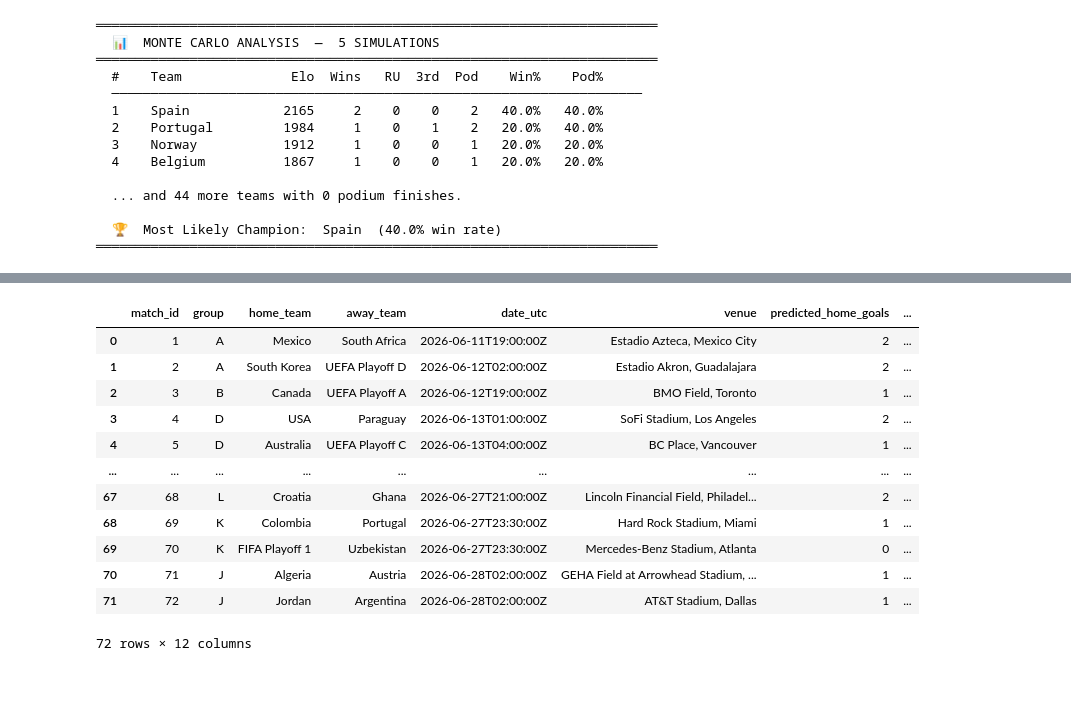
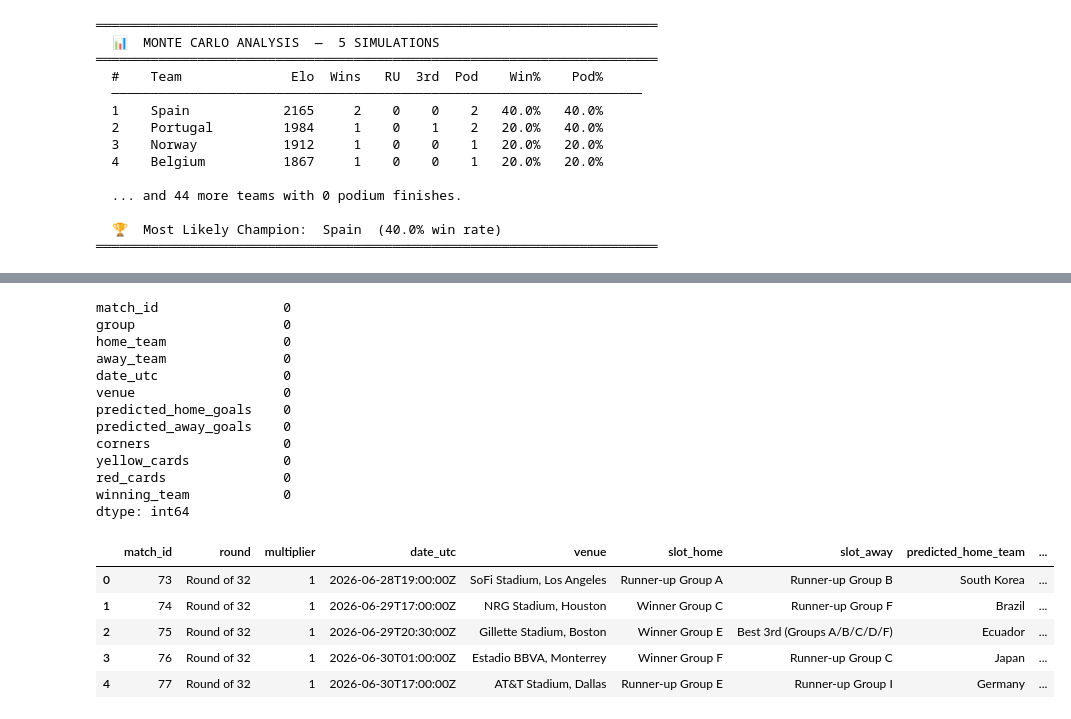
Before and after one commit to Currybon30/fifa_wc_2026_datacamp, a Jupyter notebook: FIFA World Cup 2026 - DataCamp Competition/notebook.ipynb, the cells around one changed output, grey strips where cells are left out. Drawn from its saved outputs; the diff is of its cells as text; code cells hidden in the pictures; blank space fills up the shorter version.

```diff
--- a/FIFA World Cup 2026 - DataCamp Competition/notebook.ipynb
+++ b/FIFA World Cup 2026 - DataCamp Competition/notebook.ipynb
@@ -594,17 +597,26 @@ display_monte_carlo(df, num_of_iter)
 # %%
-final_gf
+final_gf.isna().sum()
 # %% [output]
-|  | match_id | group | home_team | away_team | date_utc | venue | predicted_home_goals | ... |
-| 0 | 1 | A | Mexico | South Africa | 2026-06-11T19:00:00Z | Estadio Azteca, Mexico City | 2 | ... |
-| 1 | 2 | A | South Korea | UEFA Playoff D | 2026-06-12T02:00:00Z | Estadio Akron, Guadalajara | 2 | ... |
-| 2 | 3 | B | Canada | UEFA Playoff A | 2026-06-12T19:00:00Z | BMO Field, Toronto | 1 | ... |
-| 3 | 4 | D | USA | Paraguay | 2026-06-13T01:00:00Z | SoFi Stadium, Los Angeles | 2 | ... |
-| 4 | 5 | D | Australia | UEFA Playoff C | 2026-06-13T04:00:00Z | BC Place, Vancouver | 1 | ... |
-| ... | ... | ... | ... | ... | ... | ... | ... | ... |
-| 67 | 68 | L | Croatia | Ghana | 2026-06-27T21:00:00Z | Lincoln Financial Field, Philadel... | 2 | ... |
-| 68 | 69 | K | Colombia | Portugal | 2026-06-27T23:30:00Z | Hard Rock Stadium, Miami | 1 | ... |
-| 69 | 70 | K | FIFA Playoff 1 | Uzbekistan | 2026-06-27T23:30:00Z | Mercedes-Benz Stadium, Atlanta | 0 | ... |
-| 70 | 71 | J | Algeria | Austria | 2026-06-28T02:00:00Z | GEHA Field at Arrowhead Stadium, ... | 1 | ... |
-| 71 | 72 | J | Jordan | Argentina | 2026-06-28T02:00:00Z | AT&T Stadium, Dallas | 1 | ... |
-72 rows × 12 columns
+match_id                0
+group                   0
+home_team               0
+away_team               0
+date_utc                0
+venue                   0
+predicted_home_goals    0
+predicted_away_goals    0
+corners                 0
+yellow_cards            0
+red_cards               0
+winning_team            0
+dtype: int64
+# %%
+final_ks.head(5)
+# %% [output]
+|  | match_id | round | multiplier | date_utc | venue | slot_home | slot_away | predicted_home_team | ... |
+| 0 | 73 | Round of 32 | 1 | 2026-06-28T19:00:00Z | SoFi Stadium, Los Angeles | Runner-up Group A | Runner-up Group B | South Korea | ... |
+| 1 | 74 | Round of 32 | 1 | 2026-06-29T17:00:00Z | NRG Stadium, Houston | Winner Group C | Runner-up Group F | Brazil | ... |
+| 2 | 75 | Round of 32 | 1 | 2026-06-29T20:30:00Z | Gillette Stadium, Boston | Winner Group E | Best 3rd (Groups A/B/C/D/F) | Ecuador | ... |
+| 3 | 76 | Round of 32 | 1 | 2026-06-30T01:00:00Z | Estadio BBVA, Monterrey | Winner Group F | Runner-up Group C | Japan | ... |
+| 4 | 77 | Round of 32 | 1 | 2026-06-30T17:00:00Z | AT&T Stadium, Dallas | Runner-up Group E | Runner-up Group I | Germany | ... |
 # %%
```
Also changed, not shown: parts of 4 cells of this notebook.
